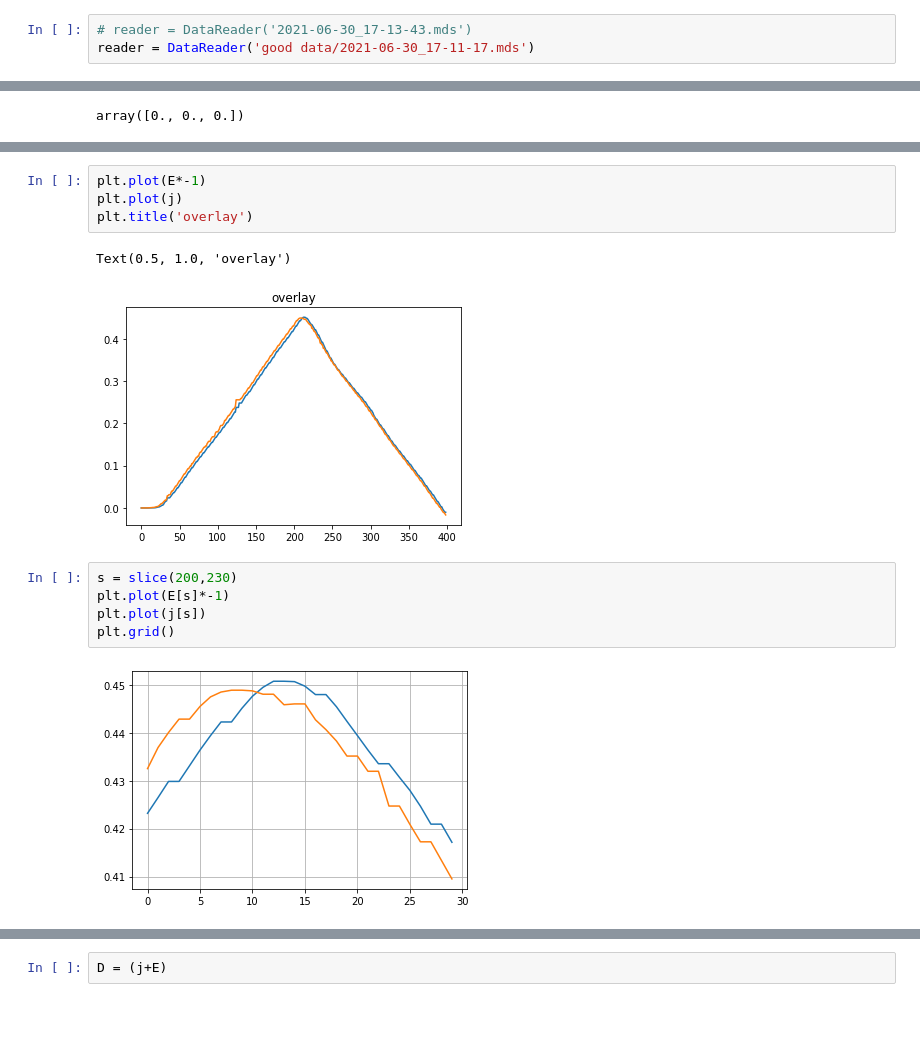
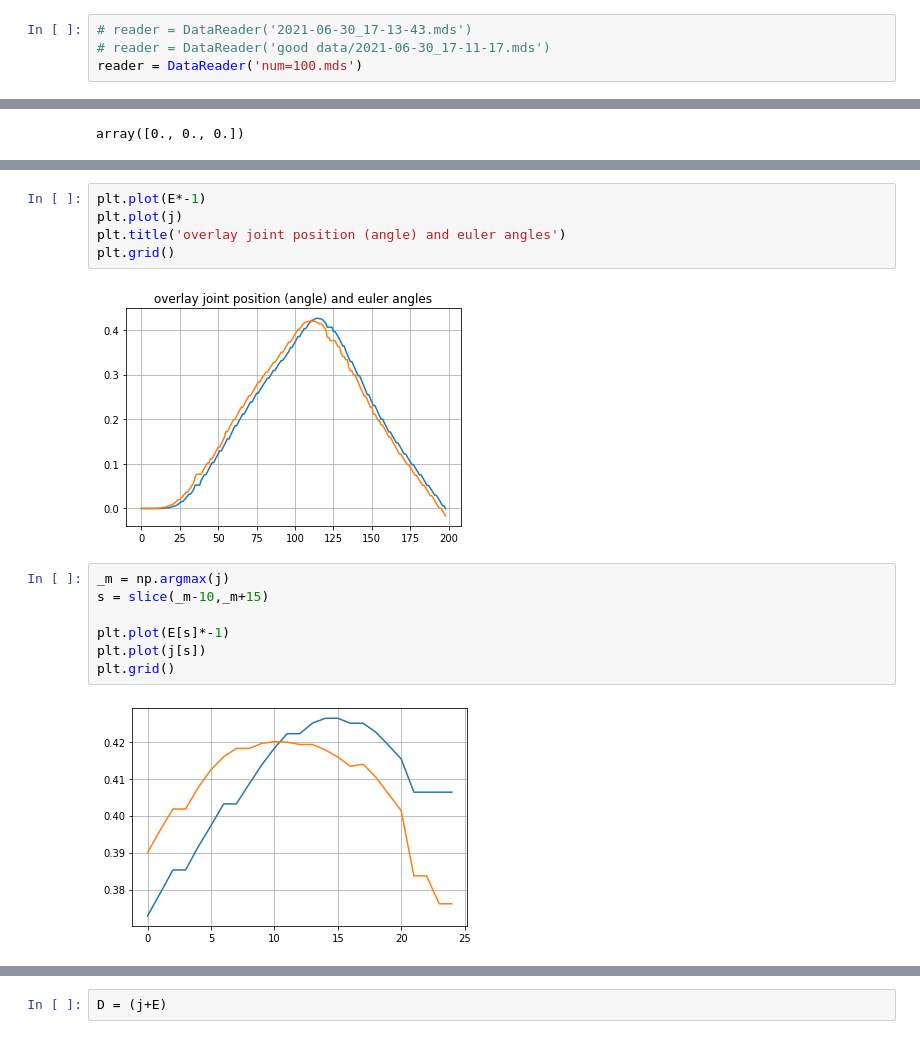
Before and after one commit to caoliheng/vicon_latency, a Jupyter notebook: plot.ipynb, the cells around one changed output, grey strips where cells are left out. Drawn from its saved outputs; the diff is of its cells as text; blank space fills up the shorter version.

```diff
--- a/plot.ipynb
+++ b/plot.ipynb
@@ -20,3 +19,4 @@ from scipy.spatial.transform import Rotation
 # %%
 # reader = DataReader('2021-06-30_17-13-43.mds')
-reader = DataReader('good data/2021-06-30_17-11-17.mds')
+# reader = DataReader('good data/2021-06-30_17-11-17.mds')
+reader = DataReader('num=100.mds')
@@ -89,15 +83,17 @@ Text(0.5, 1.0, 'invert/flip')
 # %%
 plt.plot(E*-1)
 plt.plot(j)
-plt.title('overlay')
+plt.title('overlay joint position (angle) and euler angles')
+plt.grid()
 # %% [output]
-Text(0.5, 1.0, 'overlay')
-[figure, old version]
+[figure, new version]
 # %%
-s = slice(200,230)
+_m = np.argmax(j)
+s = slice(_m-10,_m+15)
+
 plt.plot(E[s]*-1)
 plt.plot(j[s])
 plt.grid()
 # %% [output]
-[figure, old version]
+[figure, new version]
 # %%
```
Also changed, not shown: parts of 18 cells of this notebook.
